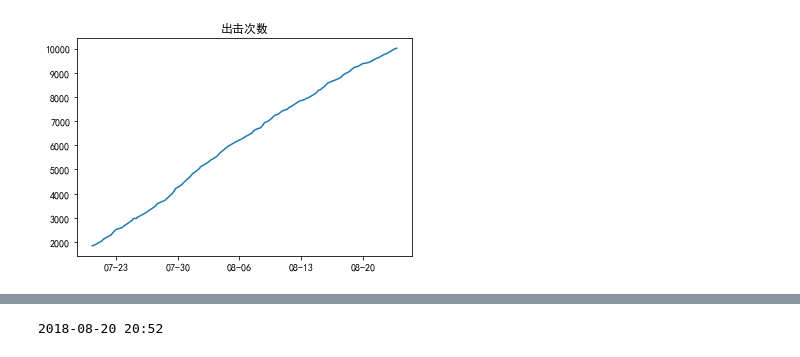
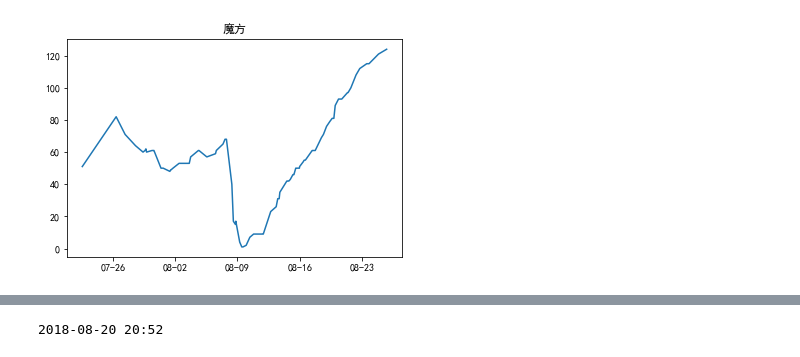
Before and after one commit to AutumnSun1996/GameTools, a Jupyter notebook: 碧蓝航线/Calculate.ipynb, the cells around one changed output, grey strips where cells are left out. Saved outputs shown, nothing was run; the diff lists cells and outputs as text; code cells hidden in the pictures.

```diff
--- a/碧蓝航线/Calculate.ipynb
+++ b/碧蓝航线/Calculate.ipynb
@@ -68,9 +68,9 @@ def plot_history(item_id=0):
     plt.title(check)
     plt.show()
 # %%
-plot_history(0)
+plot_history(4)
 # %% [output]
-[figure, old version]
+[figure, new version]
 # %%
 items = re.sub("[\r\n]{2,}", "\n\n", content).split("\n\n")
 for item in reversed(items):
```
Also changed, not shown: parts of 2 cells of this notebook, 2 other files.
